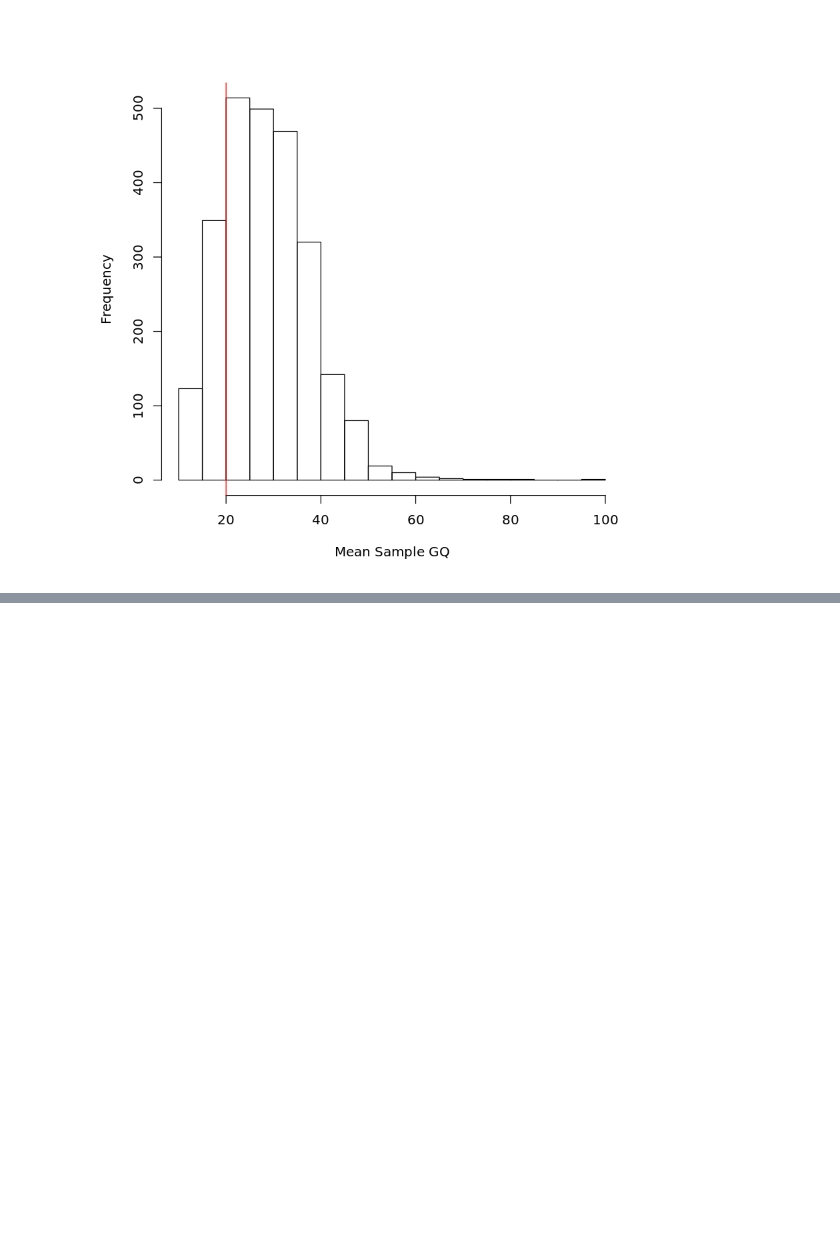
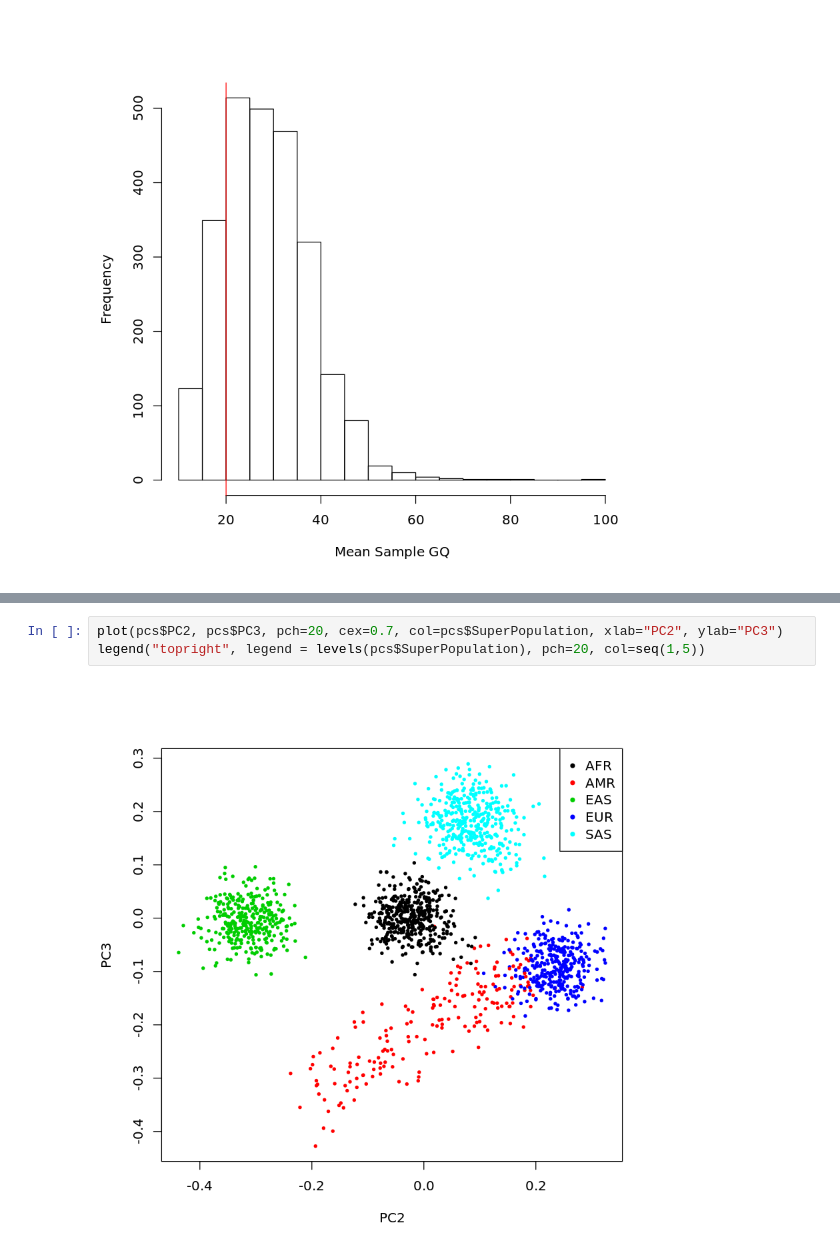
Before and after one commit to shusson/docker-jupyter-hail, a Jupyter notebook: data/plots.ipynb, the cells around one changed output, grey strips where cells are left out. Drawn from its saved outputs; the diff is of its cells as text; blank space fills up the shorter version.

```diff
--- a/data/plots.ipynb
+++ b/data/plots.ipynb
@@ -15,0 +35,5 @@ hist(sampleqc$gqMean, xlab="Mean Sample GQ", main="");abline(v=20, col="red")
+# %%
+plot(pcs$PC2, pcs$PC3, pch=20, cex=0.7, col=pcs$SuperPopulation, xlab="PC2", ylab="PC3")
+legend("topright", legend = levels(pcs$SuperPopulation), pch=20, col=seq(1,5))
+# %% [output]
+[figure, added]
```
Also changed, not shown: parts of 5 cells of this notebook, 1 other file.
